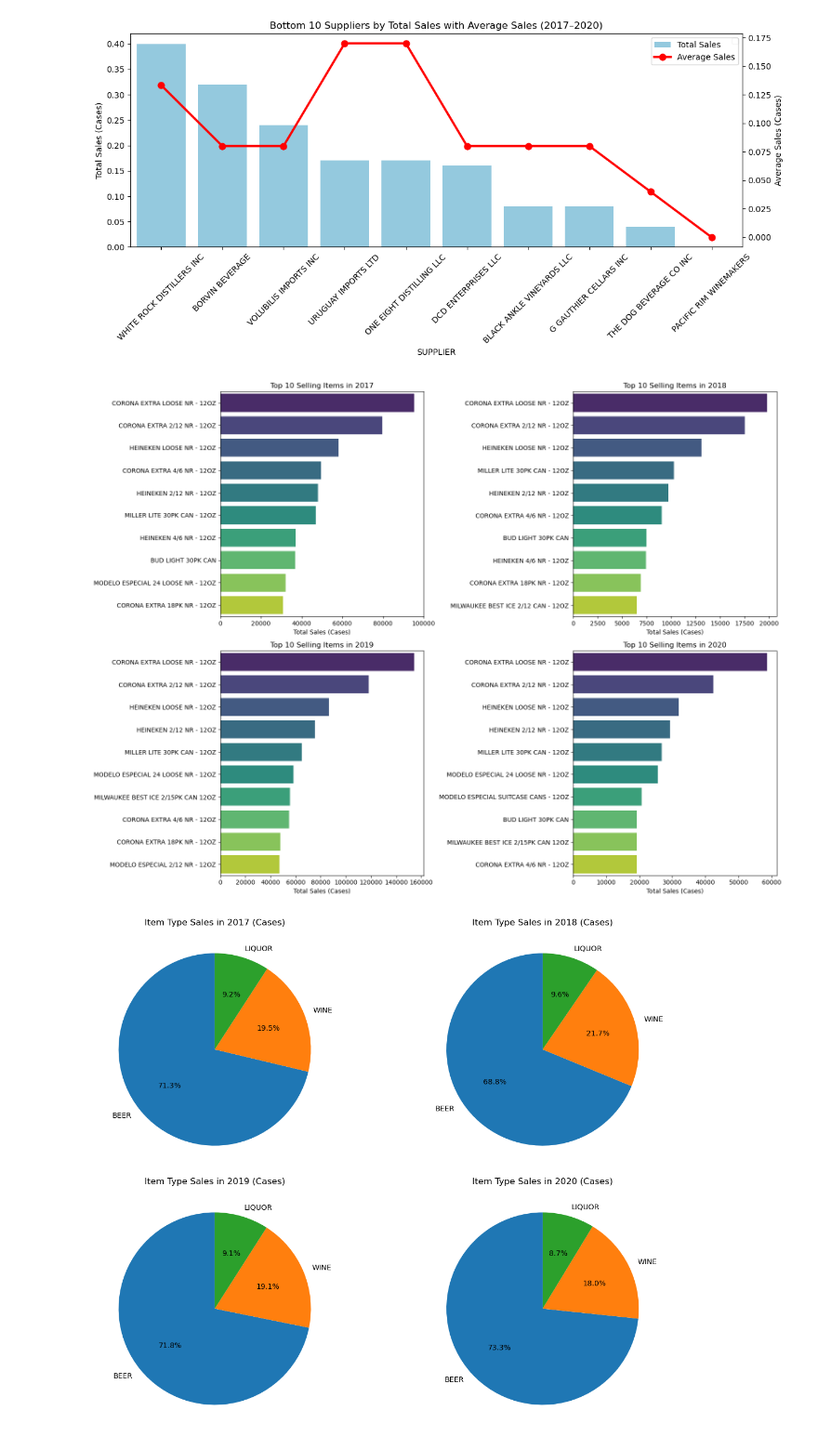
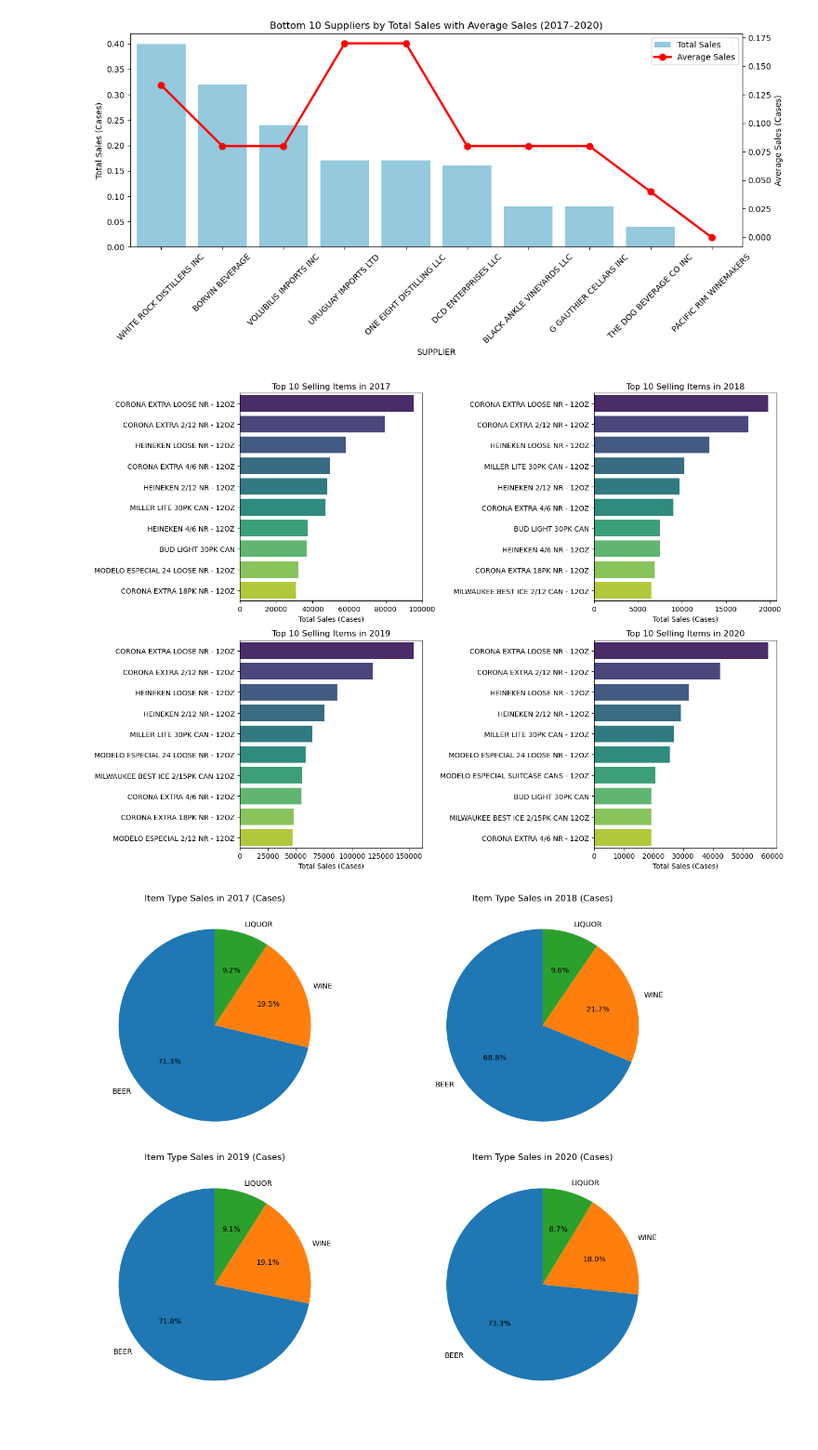
Before and after one commit to dttdat/U.S.-Alcoholic-Beverage-Sales-Analysis, a Jupyter notebook: notebook.ipynb, the cells around one changed output. Shown at 93% size. Saved outputs shown, nothing was run; the diff lists cells and outputs as text; code cells hidden in the pictures.

```diff
--- a/notebook.ipynb
+++ b/notebook.ipynb
@@ -180,7 +178,12 @@ fig, axes = plt.subplots(2, 2, figsize=(14, 10), sharey=True)
 axes = axes.flatten()
 
 for i, year in enumerate(range(2017, 2021)):
-    data_year = df_grouped_year_month[df_grouped_year_month['YEAR'] == year]
+    data_year = (
+        df_alcohol[df_alcohol['YEAR'] == year]
+        .groupby('MONTH')[['TOTAL SALES', 'RETAIL SALES', 'WAREHOUSE SALES']]
+        .sum()
+        .reset_index()
+    )
 
     axes[i].plot(data_year['MONTH'], data_year['TOTAL SALES'], label='Total Sales', marker='o')
     axes[i].plot(data_year['MONTH'], data_year['RETAIL SALES'], label='Retail Sales', marker='s')
@@ -254,34 +257,34 @@ plt.show()
 # %% [output]
 [figure]
 # %%
-fig, axes = plt.subplots(2, 2, figsize=(16, 12))
+fig, axes = plt.subplots(2, 2, figsize=(14, 10))
 axes = axes.flatten()
 
 for i, year in enumerate(range(2017, 2021)):
     top_items = (
         df_alcohol[df_alcohol['YEAR'] == year]
         .groupby('ITEM DESCRIPTION')['TOTAL SALES']
         .sum()
         .sort_values(ascending=False)
         .head(10)
     )
 
     sns.barplot(
         x=top_items.values,
         y=top_items.index,
         ax=axes[i],
         palette='viridis',
         hue=top_items.index
     )
 
     axes[i].set_title(f'Top 10 Selling Items in {year}')
     axes[i].set_xlabel('Total Sales (Cases)')
     axes[i].set_ylabel('')
 
 plt.tight_layout()
 plt.show()
 # %% [output]
-[figure, old version]
+[figure, new version]
 # %%
 fig, axes = plt.subplots(2, 2, figsize=(14, 10))
 axes = axes.flatten()
```
Also changed, not shown: parts of 12 cells of this notebook, 1 other file.
